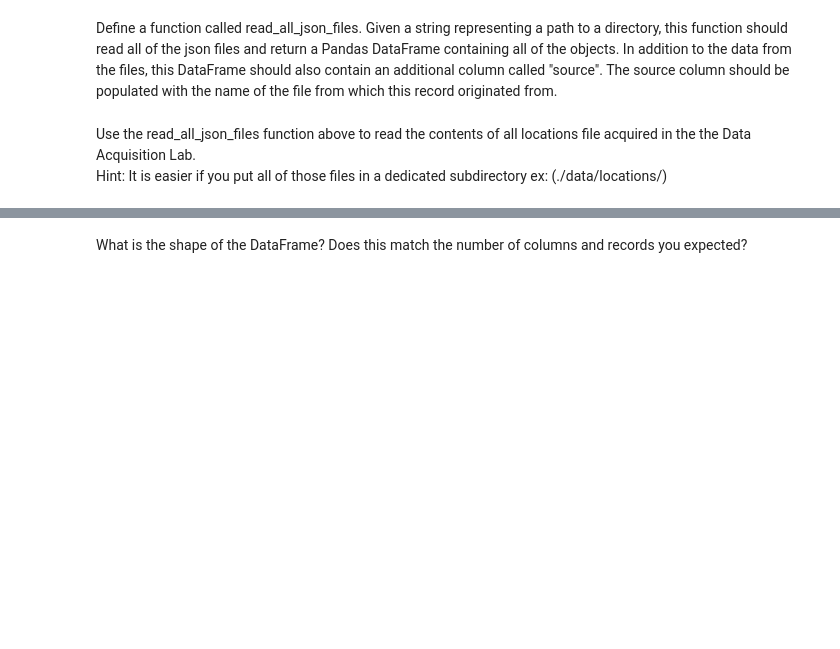
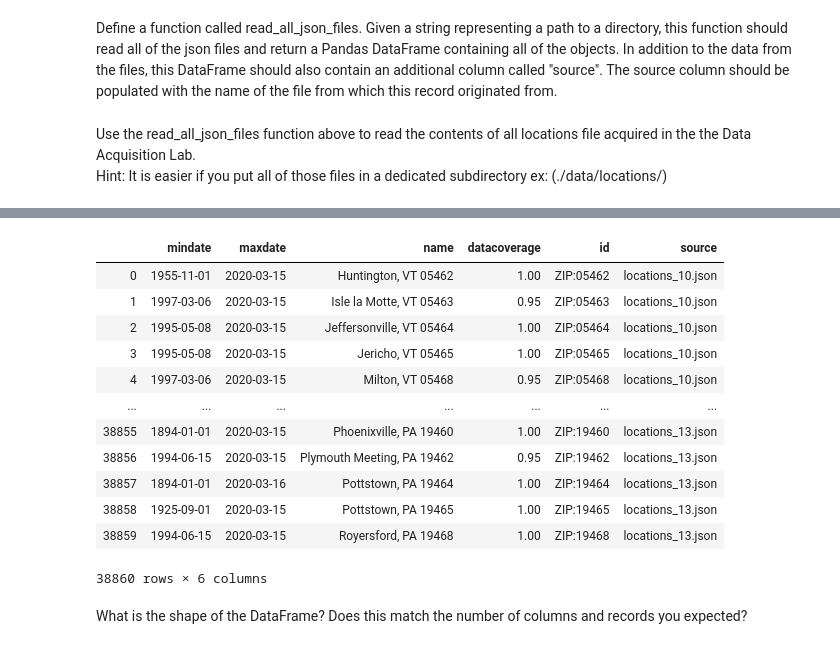
Before and after one commit to kchiev215/DataEngineering.Labs.NOAALocations, a Jupyter notebook: loading_locations_data_into_dataframes.ipynb, the cells around one changed output, grey strips where cells are left out. Saved outputs shown, nothing was run; the diff lists cells and outputs as text; code cells hidden in the pictures; blank space fills up the shorter version.

```diff
--- a/loading_locations_data_into_dataframes.ipynb
+++ b/loading_locations_data_into_dataframes.ipynb
@@ -109,3 +125,19 @@ ValueError: Mixing dicts with non-Series may lead to ambiguous ordering.
+# %%
+df
+# %% [output]
+|  | mindate | maxdate | name | datacoverage | id | source |
+| 0 | 1955-11-01 | 2020-03-15 | Huntington, VT 05462 | 1.00 | ZIP:05462 | locations_10.json |
+| 1 | 1997-03-06 | 2020-03-15 | Isle la Motte, VT 05463 | 0.95 | ZIP:05463 | locations_10.json |
+| 2 | 1995-05-08 | 2020-03-15 | Jeffersonville, VT 05464 | 1.00 | ZIP:05464 | locations_10.json |
+| 3 | 1995-05-08 | 2020-03-15 | Jericho, VT 05465 | 1.00 | ZIP:05465 | locations_10.json |
+| 4 | 1997-03-06 | 2020-03-15 | Milton, VT 05468 | 0.95 | ZIP:05468 | locations_10.json |
+| ... | ... | ... | ... | ... | ... | ... |
+| 38855 | 1894-01-01 | 2020-03-15 | Phoenixville, PA 19460 | 1.00 | ZIP:19460 | locations_13.json |
+| 38856 | 1994-06-15 | 2020-03-15 | Plymouth Meeting, PA 19462 | 0.95 | ZIP:19462 | locations_13.json |
+| 38857 | 1894-01-01 | 2020-03-16 | Pottstown, PA 19464 | 1.00 | ZIP:19464 | locations_13.json |
+| 38858 | 1925-09-01 | 2020-03-15 | Pottstown, PA 19465 | 1.00 | ZIP:19465 | locations_13.json |
+| 38859 | 1994-06-15 | 2020-03-15 | Royersford, PA 19468 | 1.00 | ZIP:19468 | locations_13.json |
+38860 rows × 6 columns
 # %% [markdown]
 What is the shape of the DataFrame? Does this match the number of columns and records you expected?
 # %%
```
Also changed, not shown: parts of 29 cells of this notebook, 2 other files.
